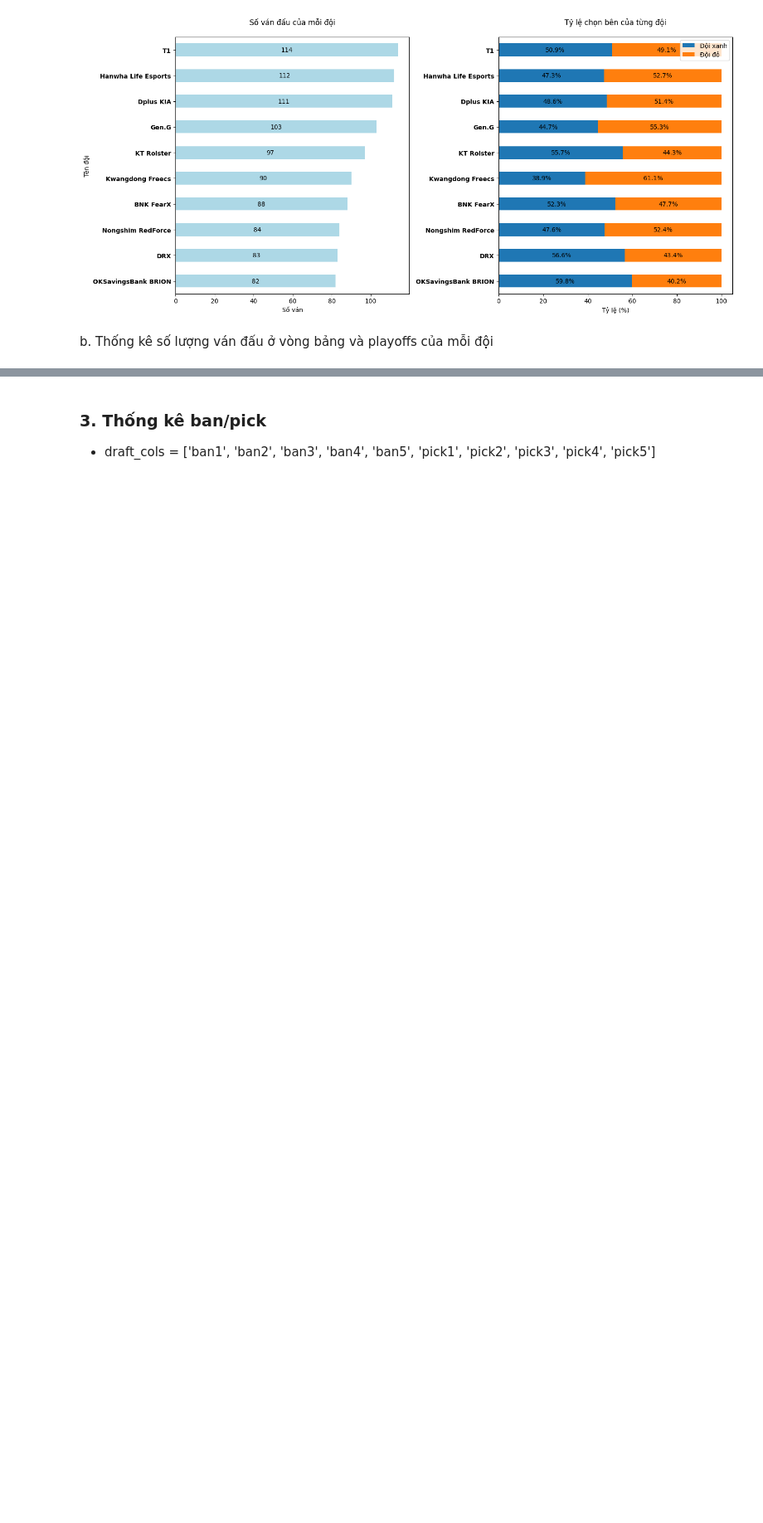
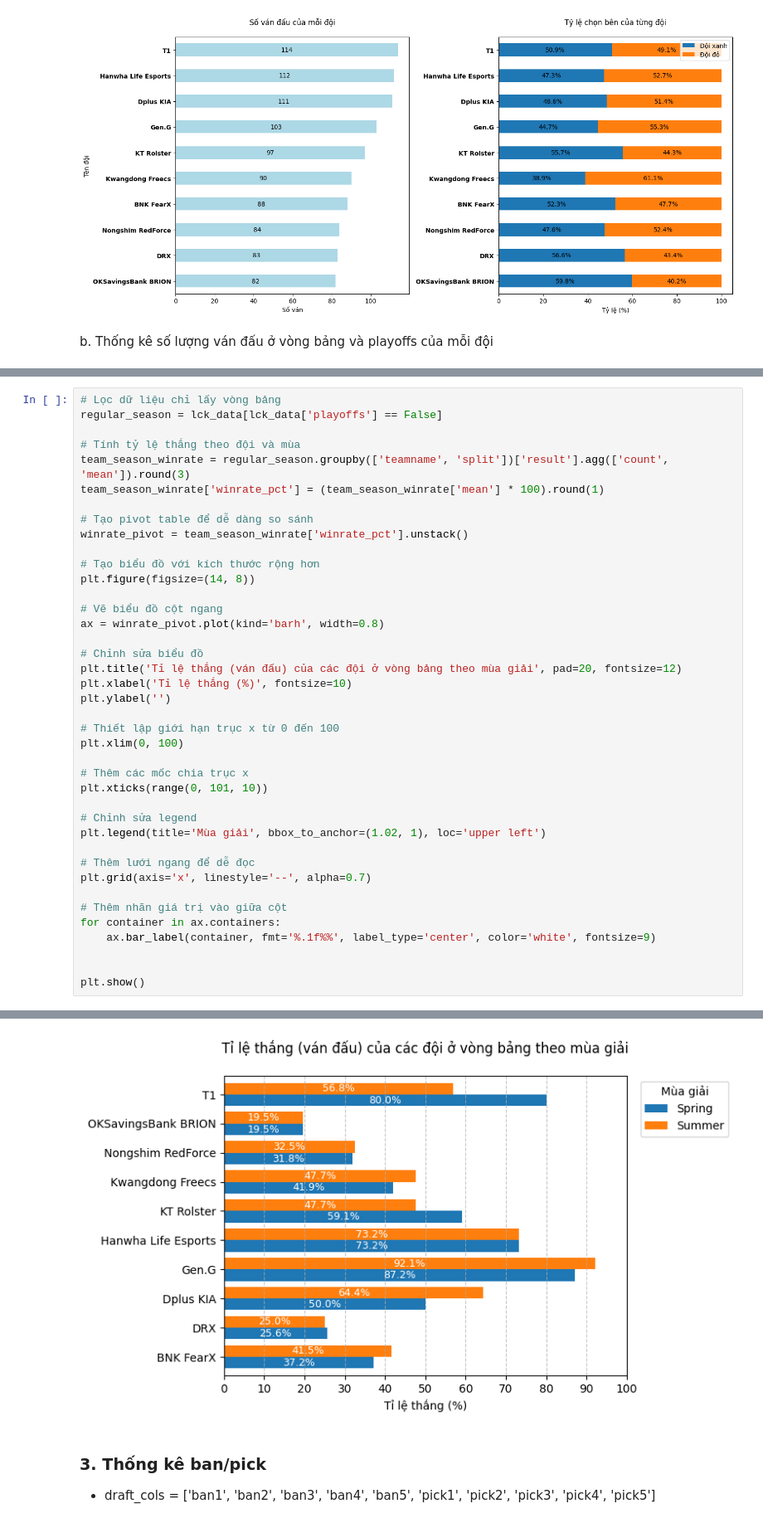
Before and after one commit to fromuit/IE224_Project, a Jupyter notebook: Source/EDA1.ipynb, the cells around one changed output, grey strips where cells are left out. Shown at 83% size. Cells and saved outputs as stored; diff of their text form; blank space fills up the shorter version.

```diff
--- a/Source/EDA1.ipynb
+++ b/Source/EDA1.ipynb
@@ -426,0 +429,41 @@ plt.show()
+# %%
+# Lọc dữ liệu chỉ lấy vòng bảng
+regular_season = lck_data[lck_data['playoffs'] == False]
+
+# Tính tỷ lệ thắng theo đội và mùa
+team_season_winrate = regular_season.groupby(['teamname', 'split'])['result'].agg(['count', 'mean']).round(3)
+team_season_winrate['winrate_pct'] = (team_season_winrate['mean'] * 100).round(1)
+
+# Tạo pivot table để dễ dàng so sánh
+winrate_pivot = team_season_winrate['winrate_pct'].unstack()
+
+# Tạo biểu đồ với kích thước rộng hơn
+plt.figure(figsize=(14, 8))
+
+# Vẽ biểu đồ cột ngang
+ax = winrate_pivot.plot(kind='barh', width=0.8)
+
+# Chỉnh sửa biểu đồ
+plt.title('Tỉ lệ thắng (ván đấu) của các đội ở vòng bảng theo mùa giải', pad=20, fontsize=12)
+plt.xlabel('Tỉ lệ thắng (%)', fontsize=10)
+plt.ylabel('')
+
+# Thiết lập giới hạn trục x từ 0 đến 100
+plt.xlim(0, 100)
+
+# Thêm các mốc chia trục x
+plt.xticks(range(0, 101, 10))
+
+# Chỉnh sửa legend
+plt.legend(title='Mùa giải', bbox_to_anchor=(1.02, 1), loc='upper left')
+
+# Thêm lưới ngang để dễ đọc
+plt.grid(axis='x', linestyle='--', alpha=0.7)
+
+# Thêm nhãn giá trị vào giữa cột
+for container in ax.containers:
+    ax.bar_label(container, fmt='%.1f%%', label_type='center', color='white', fontsize=9)
+
+
+plt.show()
+# %% [output]
@@ -427,3 +471,4 @@ plt.show()
+[figure, added]
 # %% [markdown]
 ### 3. Thống kê ban/pick
 - draft_cols = ['ban1', 'ban2', 'ban3', 'ban4', 'ban5', 'pick1', 'pick2', 'pick3', 'pick4', 'pick5']
```
Also changed, not shown: parts of 13 cells of this notebook.
